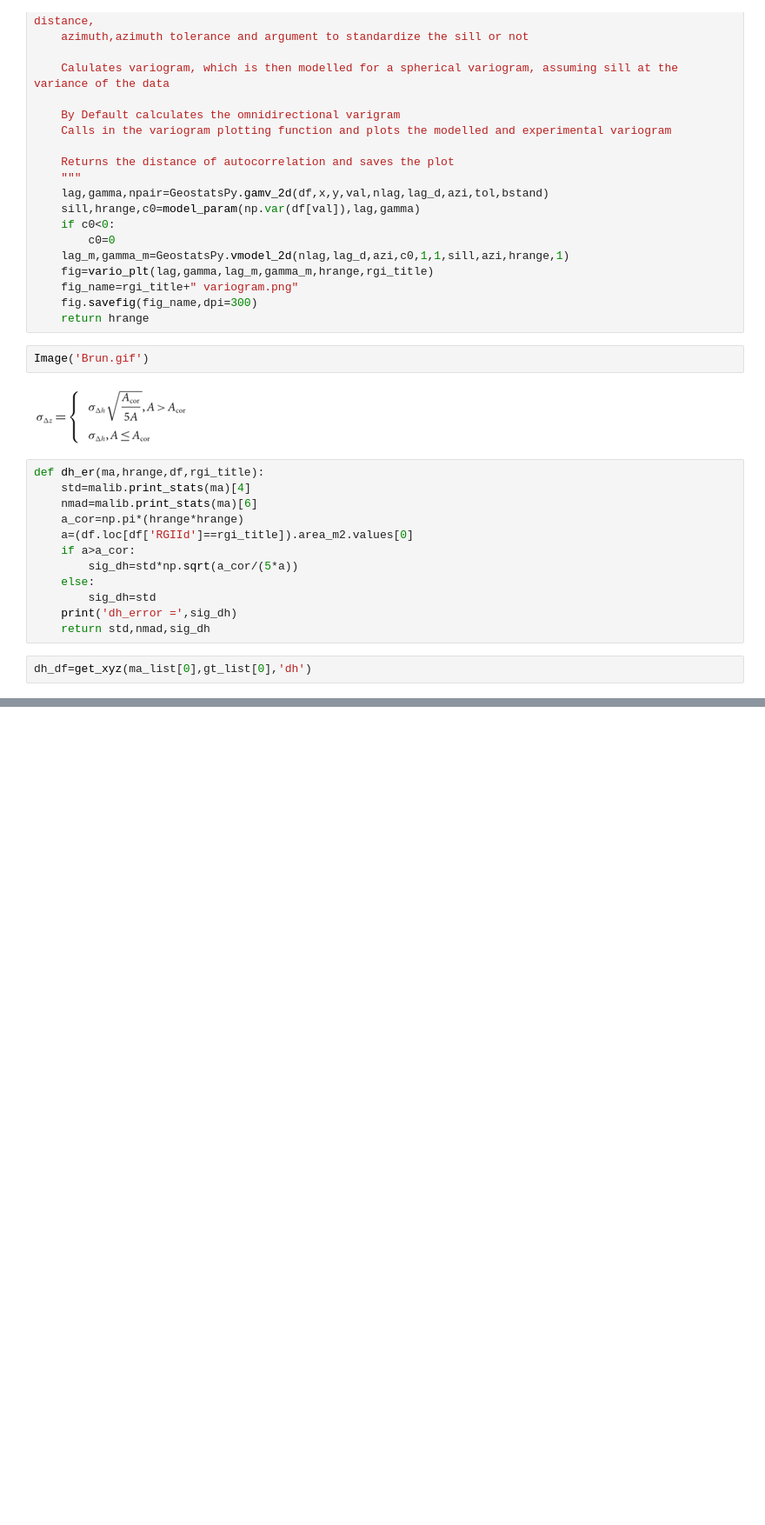
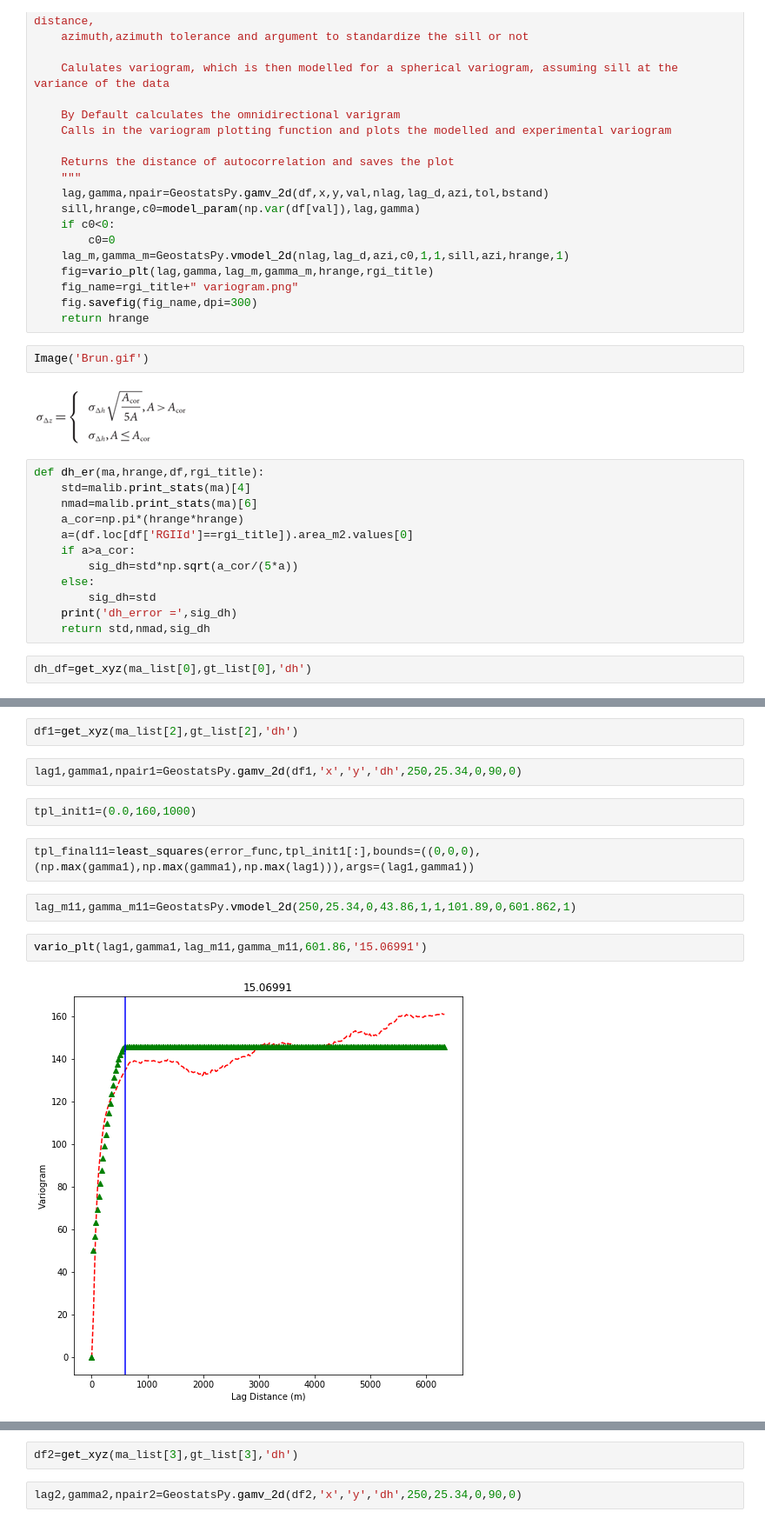
Before and after one commit to ShashankBice/raster_geostatistics, a Jupyter notebook: Brun_error_developer.ipynb, the cells around one changed output, grey strips where cells are left out. Shown at 87% size. Saved outputs shown, nothing was run; the diff lists cells and outputs as text; blank space fills up the shorter version.

Commit message:
implementaion of leaast squares fit

```diff
--- a/Brun_error_developer.ipynb
+++ b/Brun_error_developer.ipynb
@@ -146,0 +223,14 @@ dh_error = 12.580279128187414
+# %%
+df1=get_xyz(ma_list[2],gt_list[2],'dh')
+# %%
+lag1,gamma1,npair1=GeostatsPy.gamv_2d(df1,'x','y','dh',250,25.34,0,90,0)
+# %%
+tpl_init1=(0.0,160,1000)
+# %%
+tpl_final11=least_squares(error_func,tpl_init1[:],bounds=((0,0,0),(np.max(gamma1),np.max(gamma1),np.max(lag1))),args=(lag1,gamma1))
+# %%
+lag_m11,gamma_m11=GeostatsPy.vmodel_2d(250,25.34,0,43.86,1,1,101.89,0,601.862,1)
+# %%
+vario_plt(lag1,gamma1,lag_m11,gamma_m11,601.86,'15.06991')
+# %% [output]
+[figure, added]
@@ -146,0 +238,4 @@ dh_error = 12.580279128187414
+# %%
+df2=get_xyz(ma_list[3],gt_list[3],'dh')
+# %%
+lag2,gamma2,npair2=GeostatsPy.gamv_2d(df2,'x','y','dh',250,25.34,0,90,0)
```
Also changed, not shown: parts of 22 cells of this notebook.
